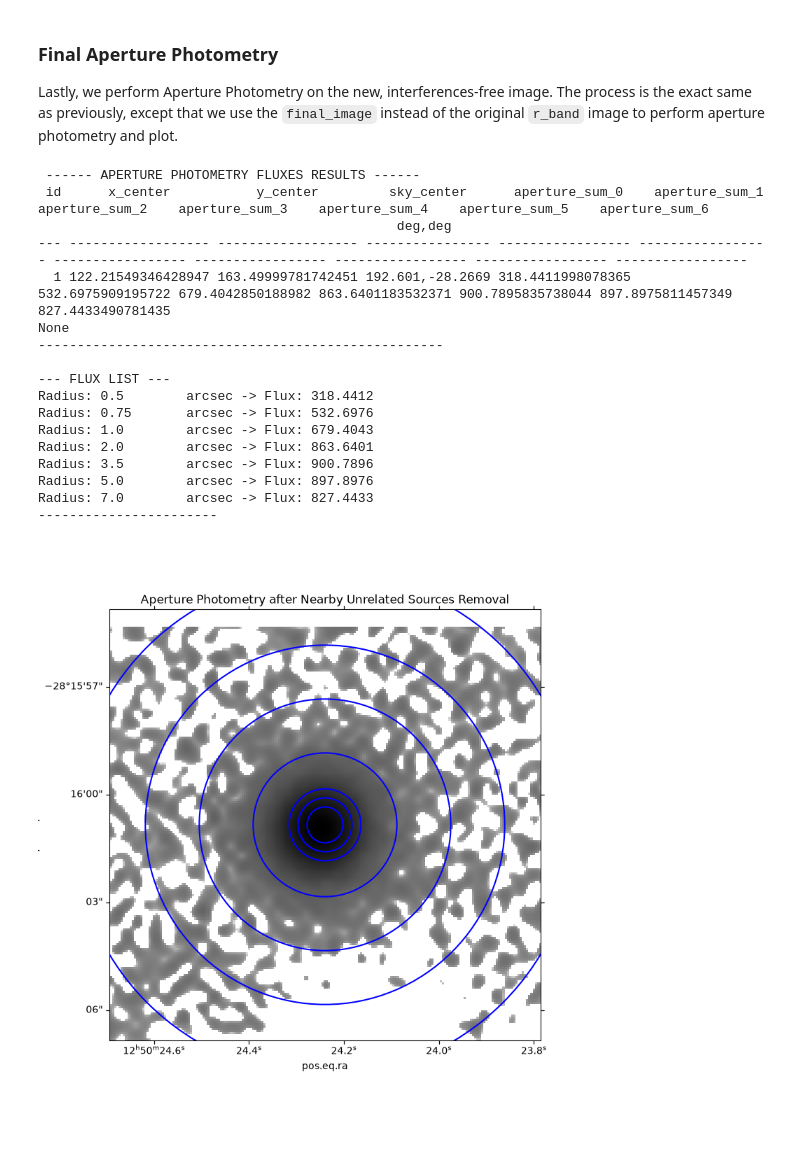
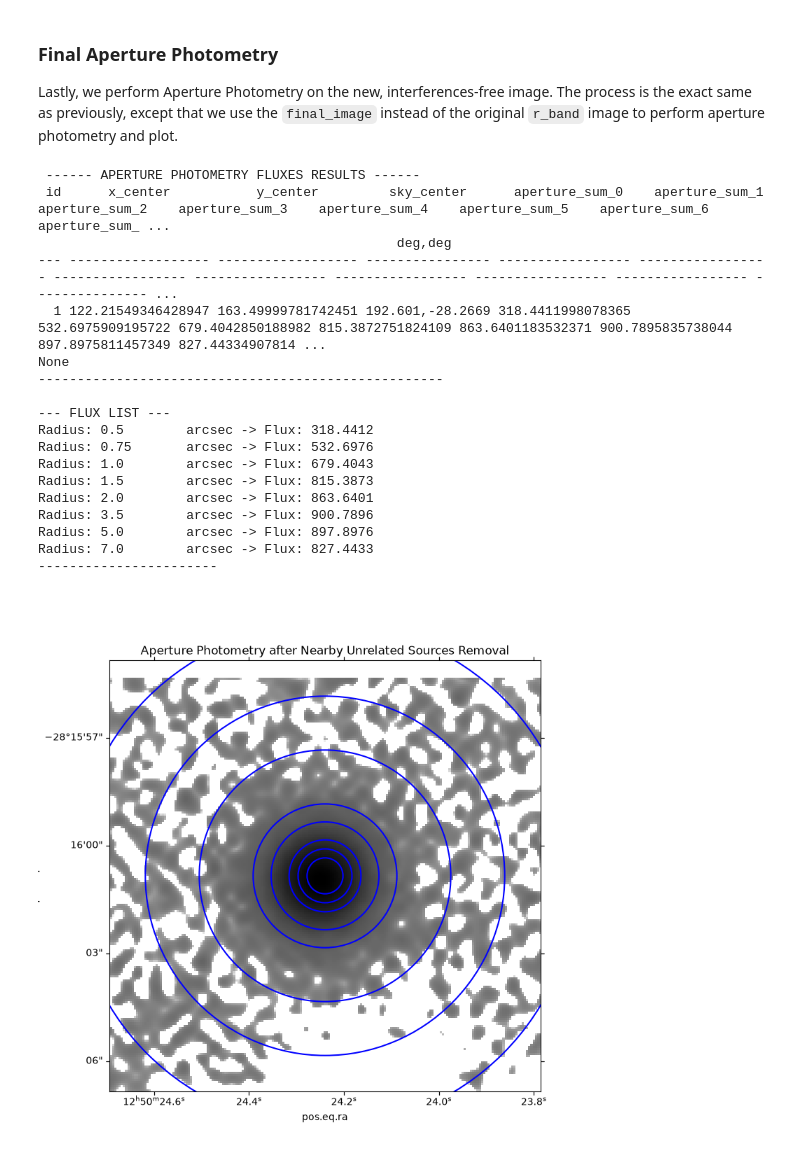
Before and after one commit to valerio-d/MPE_Internship, a Jupyter notebook: Project.ipynb, the cells around one changed output. Cells and saved outputs as stored; diff of their text form; code cells hidden in the pictures; blank space fills up the shorter version.

```diff
--- a/Project.ipynb
+++ b/Project.ipynb
@@ -475,7 +561,7 @@ with fits.open(main_image_cutout) as hdu_list: #use with to safely close the fil
 
 main_object_position = SkyCoord(ra=main_object_ra, dec=main_object_dec, unit='deg')
 
-apflux_radii = [0.5, 0.75, 1.0, 2.0, 3.5, 5.0, 7.0] * u.arcsec
+apflux_radii = [0.5, 0.75, 1.0, 1.5, 2.0, 3.5, 5.0, 7.0] * u.arcsec
 
 original_apertures = [SkyCircularAperture(main_object_position, r) for r in apflux_radii]
 #for apflux in original_apertures:
@@ -545,48 +632,49 @@ plt.show()
 ### Final Aperture Photometry
 Lastly, we perform Aperture Photometry on the new, interferences-free image. The process is the exact same as previously, except that we use the `final_image` instead of the original `r_band` image to perform aperture photometry and plot.
 # %%
-photometry_table = aperture_photometry(final_image, original_apertures, wcs=wcs_2) #this is whats doing the actual measuring of fluxes
+photometry_table_new = aperture_photometry(final_image, original_apertures, wcs=wcs_2) #this is whats doing the actual measuring of fluxes
 print("\n ------ APERTURE PHOTOMETRY FLUXES RESULTS ------")
-print(photometry_table.pprint_all())
+print(photometry_table_new.pprint_all())
 print("----------------------------------------------------\n")
 
 print("--- FLUX LIST ---")
 for i, radius in enumerate(apflux_radii): #outputting the results in a much cleaner way #enumerate allow to loop throguh a list and have access to both the index and the element
-    flux_val = photometry_table[f'aperture_sum_{i}'][0]
+    flux_val = photometry_table_new[f'aperture_sum_{i}'][0]
     print(f"Radius: {radius:<10} -> Flux: {flux_val:.4f}") #rounded to .4 decimal places
 print("-----------------------\n")
 
 
 fig = plt.figure(figsize=(8,8))
 ax = fig.add_subplot(1, 1, 1, projection=wcs_2) #setting the plot with the correct celestial alignment
 ax.imshow(final_image, cmap = 'Greys', norm = LogNorm(), origin = 'lower') #showing the main image
 
 #convert the sky circles to pixel circles and draw them
 for sky_aperture in original_apertures:
     pixel_aperture = sky_aperture.to_pixel(wcs_2)
     pixel_aperture.plot(ax=ax, color='blue', lw=1.5)
 
 pixel_position = main_object_position.to_pixel(wcs_2)
 ax.set_xlim(pixel_position[0] - 100, pixel_position[0] + 100) #zooming in slightly
 ax.set_ylim(pixel_position[1] - 100, pixel_position[1] + 100)
 plt.title("Aperture Photometry after Nearby Unrelated Sources Removal")
 plt.show()
 # %% [output]
  ------ APERTURE PHOTOMETRY FLUXES RESULTS ------
- id      x_center           y_center         sky_center      aperture_sum_0    aperture_sum_1    aperture_sum_2    aperture_sum_3    aperture_sum_4    aperture_sum_5    aperture_sum_6
+ id      x_center           y_center         sky_center      aperture_sum_0    aperture_sum_1    aperture_sum_2    aperture_sum_3    aperture_sum_4    aperture_sum_5    aperture_sum_6    aperture_sum_ ...
                                               deg,deg
---- ------------------ ------------------ ---------------- ----------------- ----------------- ----------------- ----------------- ----------------- ----------------- -----------------
-  1 122.21549346428947 163.49999781742451 192.601,-28.2669 318.4411998078365 532.6975909195722 679.4042850188982 863.6401183532371 900.7895835738044 897.8975811457349 827.4433490781435
+--- ------------------ ------------------ ---------------- ----------------- ----------------- ----------------- ----------------- ----------------- ----------------- ----------------- --------------- ...
+  1 122.21549346428947 163.49999781742451 192.601,-28.2669 318.4411998078365 532.6975909195722 679.4042850188982 815.3872751824109 863.6401183532371 900.7895835738044 897.8975811457349 827.44334907814 ...
 None
 ----------------------------------------------------
 
 --- FLUX LIST ---
 Radius: 0.5        arcsec -> Flux: 318.4412
 Radius: 0.75       arcsec -> Flux: 532.6976
 Radius: 1.0        arcsec -> Flux: 679.4043
+Radius: 1.5        arcsec -> Flux: 815.3873
 Radius: 2.0        arcsec -> Flux: 863.6401
 Radius: 3.5        arcsec -> Flux: 900.7896
 Radius: 5.0        arcsec -> Flux: 897.8976
 Radius: 7.0        arcsec -> Flux: 827.4433
 -----------------------
-[figure, old version]
+[figure, new version]
```
Also changed, not shown: parts of 4 cells of this notebook.
